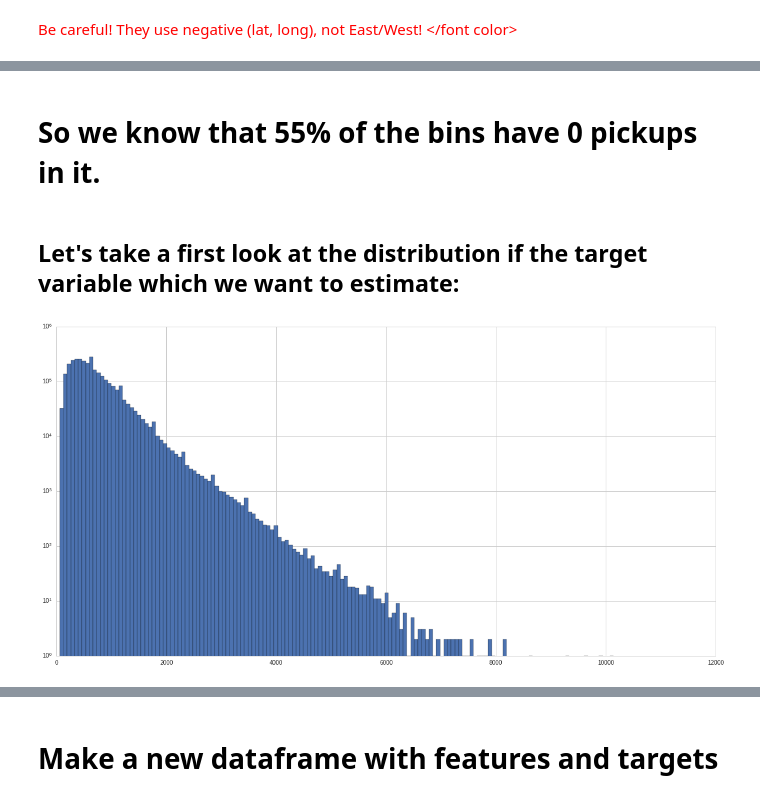
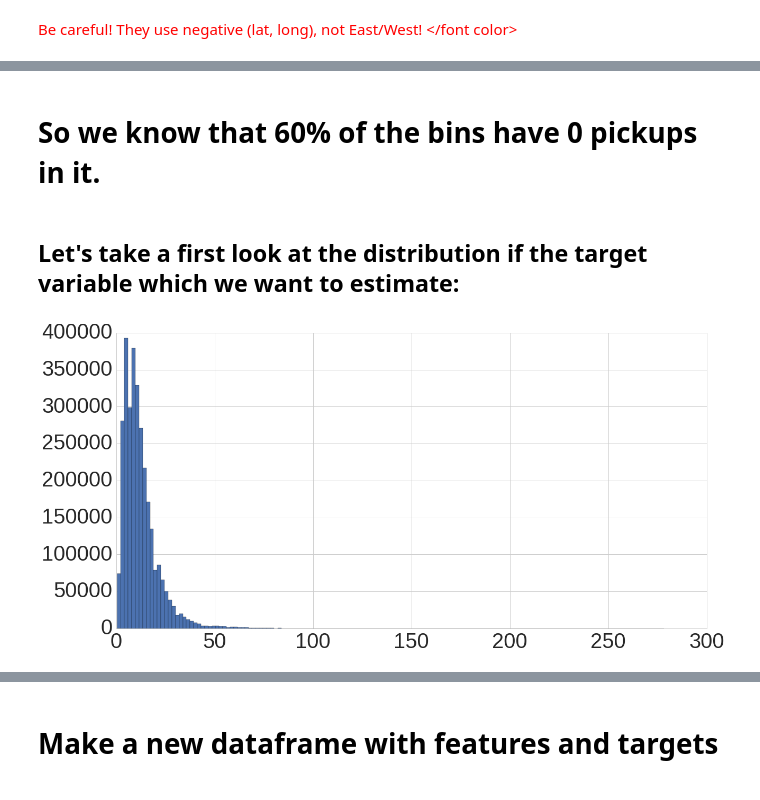
Before and after one commit to nikhase/nyc-taxi, a Jupyter notebook: weeklyAnalysis.ipynb, the cells around one changed output, grey strips where cells are left out. Drawn from its saved outputs; the diff is of its cells as text; code cells hidden in the pictures.

```diff
--- a/weeklyAnalysis.ipynb
+++ b/weeklyAnalysis.ipynb
@@ -332,4 +449,0 @@ Timedelta('0 days 00:24:03')
-# %%
-anomaly = anomaly.append(taxidata.loc[(taxidata['trip_time_in_secs'].isnull())])
-anomaly.loc[taxidata.loc[(taxidata['trip_time_in_secs'].isnull())].index,'flag'] = 'trip_time_NA'
-taxidata = taxidata.drop(anomaly.index, errors='ignore') # ignore uncontained labels / indices
@@ -413,0 +458,2 @@ taxidata['avg_amount_per_minute'] = taxidata.total_amount / (taxidata.trip_time_
+# %%
+data['avg_amount_per_minute'] = (data.fare_amount-2.5) / (data.trip_time / np.timedelta64(1,'m'))
@@ -439,0 +512,9 @@ taxidata.head()
+# %%
+lb = 0.5
+ub = 1
+anomaly = anomaly.append(data.loc[(data['avg_amount_per_minute'] > ub) | (data['avg_amount_per_minute'] < lb)])
+#anomaly.loc[
+anomaly.loc[data.loc[(data['avg_amount_per_minute'] > ub)].index,'flag'] = 'too fast'
+anomaly.loc[data.loc[(data['avg_amount_per_minute'] < lb)].index,'flag'] = 'too slow'
+data = data.drop(anomaly.index, errors='ignore') # ignore uncontained labels / indices
+print(1-len(data)/(len(data)+len(anomaly)))
@@ -619,14 +639,14 @@ print(str(max(taxidata.dropoff_latitude)) +','+ str(max(taxidata.dropoff_longitu
 # %%
 jfk_geodata = (40.641547, -73.778118)
 ridgefield_geodata = (40.856406, -74.020642)
-taxidata_in_box = taxidata.loc[(taxidata['dropoff_latitude'] > jfk_geodata[0]) &
-                       (taxidata['dropoff_longitude'] < jfk_geodata[1]) &
-                       (taxidata['dropoff_latitude'] < ridgefield_geodata[0]) &
-                       (taxidata['dropoff_longitude'] > ridgefield_geodata[1]) &
-                       (taxidata['pickup_latitude'] > jfk_geodata[0]) &
-                       (taxidata['pickup_longitude'] < jfk_geodata[1]) &
-                       (taxidata['pickup_latitude'] < ridgefield_geodata[0]) &
-                       (taxidata['pickup_longitude'] > ridgefield_geodata[1])
+data_in_box = data.loc[(data['dropoff_latitude'] > jfk_geodata[0]) &
+                       (data['dropoff_longitude'] < jfk_geodata[1]) &
+                       (data['dropoff_latitude'] < ridgefield_geodata[0]) &
+                       (data['dropoff_longitude'] > ridgefield_geodata[1]) &
+                       (data['pickup_latitude'] > jfk_geodata[0]) &
+                       (data['pickup_longitude'] < jfk_geodata[1]) &
+                       (data['pickup_latitude'] < ridgefield_geodata[0]) &
+                       (data['pickup_longitude'] > ridgefield_geodata[1])
                        ]
 # taxidata = taxidata.drop(anomaly.index)
 # %% [markdown]
@@ -720,20 +740,20 @@ array([ 314.6164374 ,  314.61221738,  314.60799726,  314.60377702,
 # %% [markdown]
-# So we know that 55% of the bins have 0 pickups in it.
+# So we know that 60% of the bins have 0 pickups in it.
 # %% [markdown]
 ## Let's take a first look at the distribution if the target variable which we want to estimate:
 # %%
-h = taxidata_in_box.trip_time_in_secs
+h = data_in_box.trip_time.values / np.timedelta64(1, 'm')
 plt.figure(figsize=(20,10))
 plt.hist(h, normed=False,  bins=150)
     #, histtype='stepfilled')
-plt.yscale('log')
+#plt.yscale('log')
 #plt.ylabel('log(freq x)', fontsize=40)
 #plt.xlabel('x = avg_amount_per_minute', fontsize=40)
 #print('Min:' +  str(min(h)) + '\nMax:' +  str(max(h)))
-#plt.yticks(fontsize=40)
-#plt.xticks(fontsize=40)
+plt.yticks(fontsize=40)
+plt.xticks(fontsize=40)
 #plt.locator_params(axis = 'x', nbins = 20)
 plt.show()
 # %% [output]
-[figure, old version]
+[figure, new version]
 # %%
```
Also changed, not shown: parts of 185 cells of this notebook, 1 other file.
